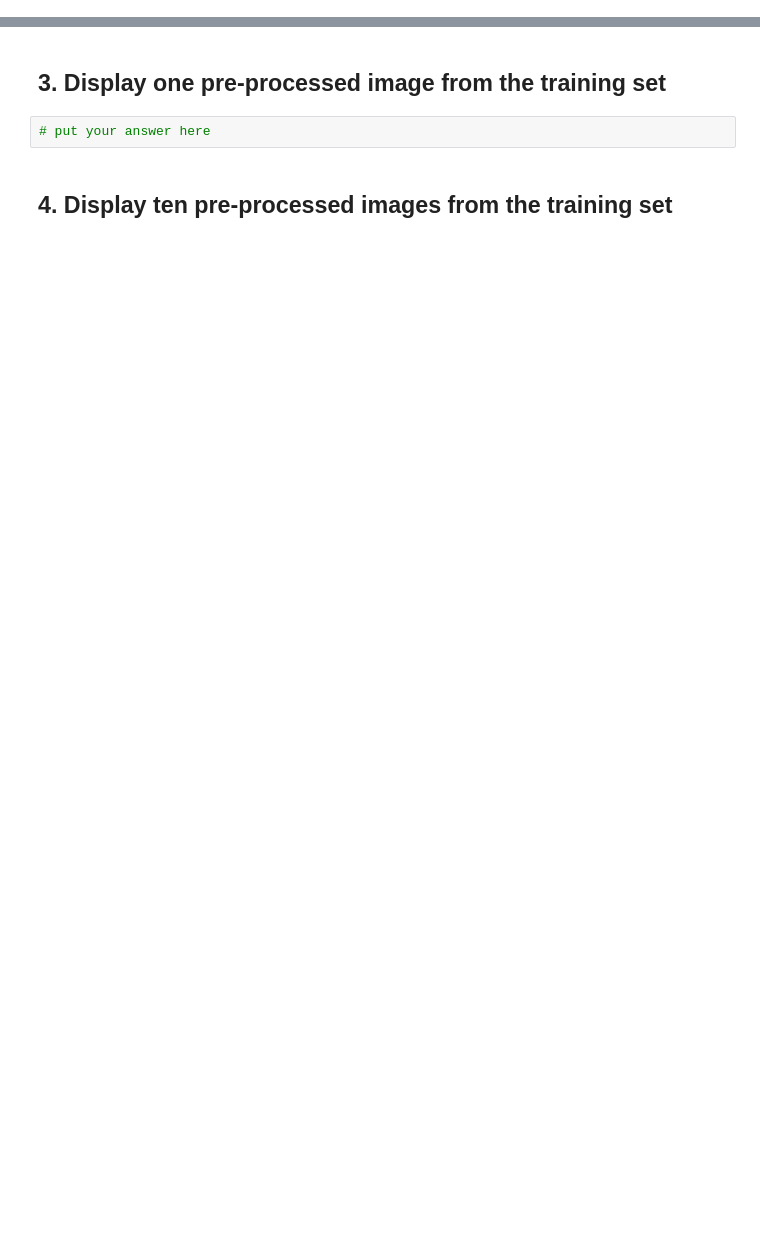
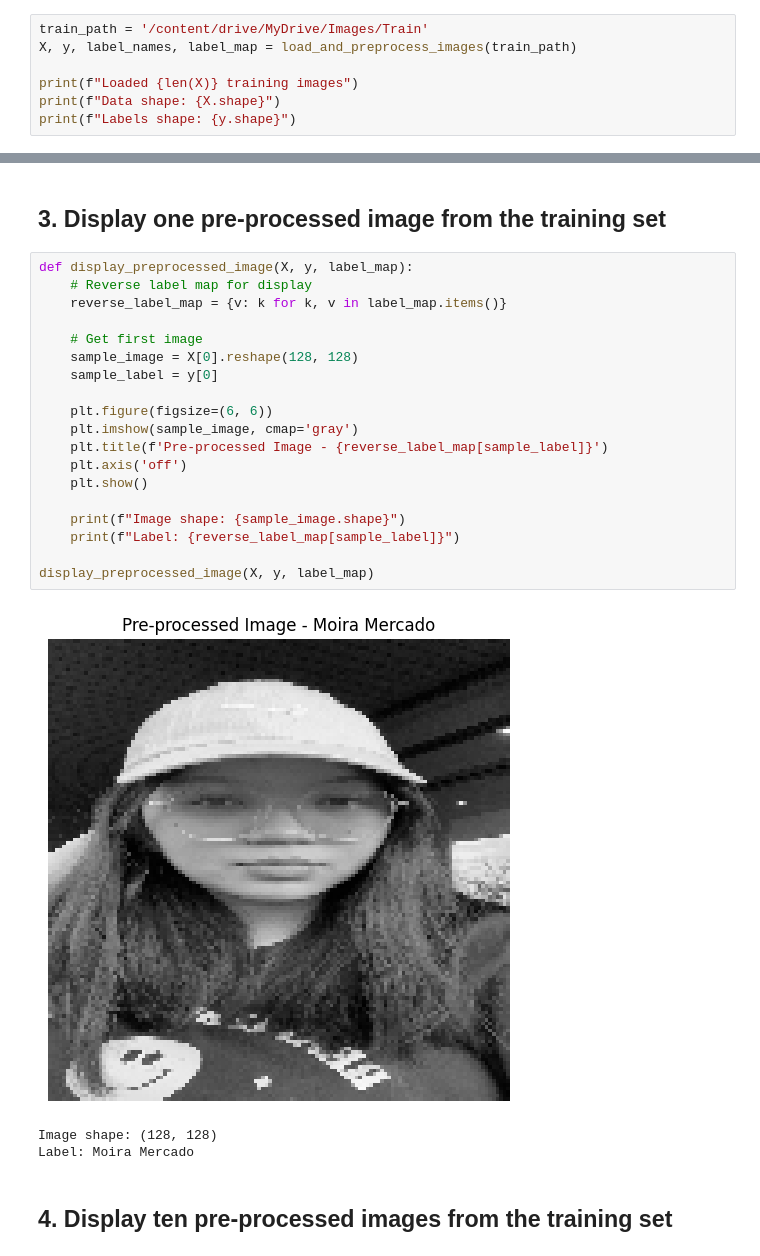
Before and after one commit to flexycode/CCMACLRL_EXERCISES_COM231ML, a Jupyter notebook: Lab/Lab-Exercise-5/Exercise5.ipynb, the cells around one changed output, grey strips where cells are left out. Cells and saved outputs as stored; diff of their text form; blank space fills up the shorter version.

```diff
--- a/Lab/Lab-Exercise-5/Exercise5.ipynb
+++ b/Lab/Lab-Exercise-5/Exercise5.ipynb
@@ -54,0 +145,7 @@ drive.mount('/content/drive')
+# %%
+train_path = '/content/drive/MyDrive/Images/Train'
+X, y, label_names, label_map = load_and_preprocess_images(train_path)
+
+print(f"Loaded {len(X)} training images")
+print(f"Data shape: {X.shape}")
+print(f"Labels shape: {y.shape}")
@@ -55,6 +161,27 @@ drive.mount('/content/drive')
 # %% [markdown]
 ## 3. Display one pre-processed image from the training set
-# %%
-# put your answer here
+# %%
+def display_preprocessed_image(X, y, label_map):
+    # Reverse label map for display
+    reverse_label_map = {v: k for k, v in label_map.items()}
+
+    # Get first image
+    sample_image = X[0].reshape(128, 128)
+    sample_label = y[0]
+
+    plt.figure(figsize=(6, 6))
+    plt.imshow(sample_image, cmap='gray')
+    plt.title(f'Pre-processed Image - {reverse_label_map[sample_label]}')
+    plt.axis('off')
+    plt.show()
+
+    print(f"Image shape: {sample_image.shape}")
+    print(f"Label: {reverse_label_map[sample_label]}")
+
+display_preprocessed_image(X, y, label_map)
+# %% [output]
+[figure, added]
+Image shape: (128, 128)
+Label: Moira Mercado
 # %% [markdown]
 ## 4. Display ten pre-processed images from the training set
```
Also changed, not shown: parts of 29 cells of this notebook.
